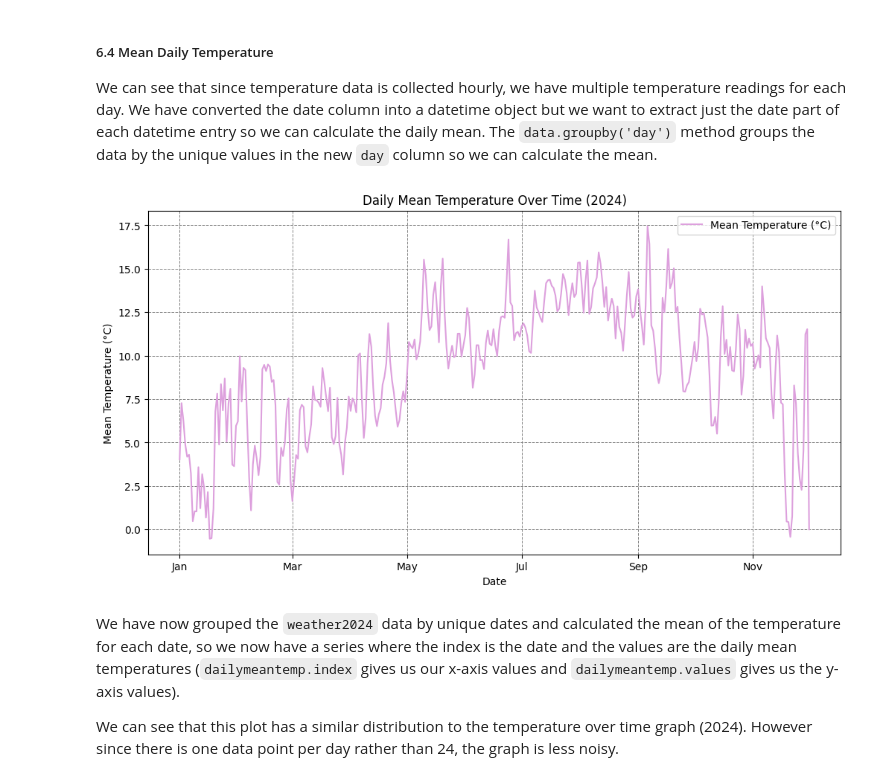
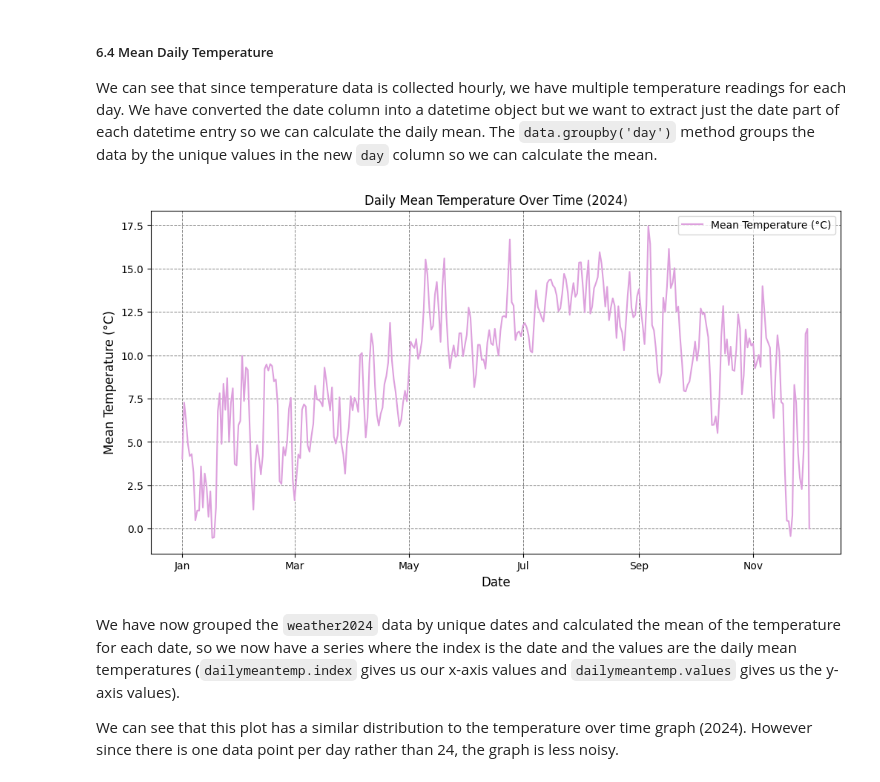
Before and after one commit to miriamroddy/PFDA, a Jupyter notebook: Assignments/assignment_6_Weather.ipynb, the cells around one changed output. Saved outputs shown, nothing was run; the diff lists cells and outputs as text; code cells hidden in the pictures.

```diff
--- a/Assignments/assignment_6_Weather.ipynb
+++ b/Assignments/assignment_6_Weather.ipynb
@@ -177,26 +178,26 @@ We can see that since temperature data is collected hourly, we have multiple tem
 # %%
 # We want to group by date and calculate the mean temperature
 # https://www.statology.org/pandas-group-by-day/
 dailymeantemp = weather2024.groupby(weather2024['date'].dt.date)['temp'].mean()
 
 # Let's now plot the daily mean temperature
 plt.figure(figsize=(12, 6))
 
 # dailymeantemp.index gives us our x-axis values; dailymeantemp.values gives us the y-axis values
 # https://pandas.pydata.org/docs/reference/api/pandas.Index.values.html
 plt.plot(dailymeantemp.index, dailymeantemp.values, color='plum', label='Mean Temperature (°C)')
 
 # Reformat x-axis so the months are in Jan, Feb, Mar etc. format
 # https://www.geeksforgeeks.org/matplotlib-dates-dateformatter-class-in-python/
 plt.gca().xaxis.set_major_formatter(mdates.DateFormatter('%b'))
-plt.xlabel('Date')
-plt.ylabel('Mean Temperature (°C)')
+plt.xlabel('Date',fontsize=12)
+plt.ylabel('Mean Temperature (°C)', fontsize=12)
 plt.title('Daily Mean Temperature Over Time (2024)')
 plt.grid(color='gray', linestyle='--', linewidth=0.7)
 plt.legend()
 plt.show()
 # %% [output]
-[figure, old version]
+[figure, new version]
 # %% [markdown]
 We have now grouped the `weather2024` data by unique dates and calculated the mean of the temperature for each date, so we now have a series where the index is the date and the values are the daily mean temperatures (`dailymeantemp.index` gives us our x-axis values and `dailymeantemp.values` gives us the y-axis values).
 
```
Also changed, not shown: parts of 10 cells of this notebook.
